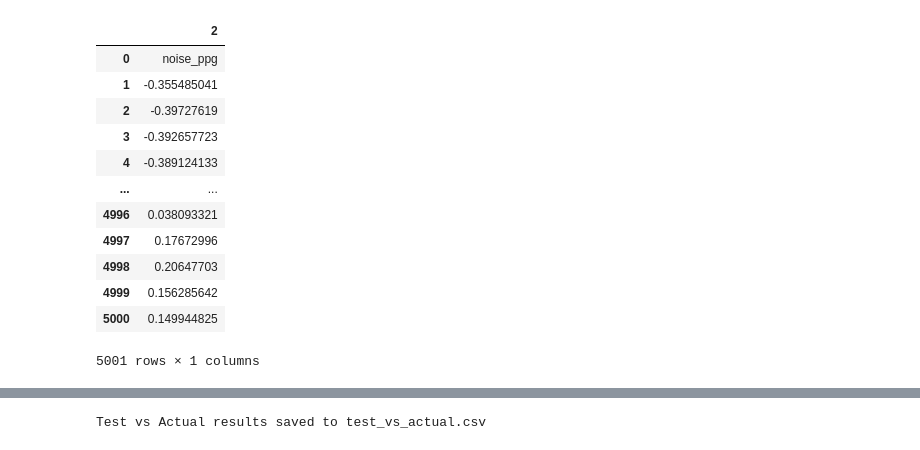
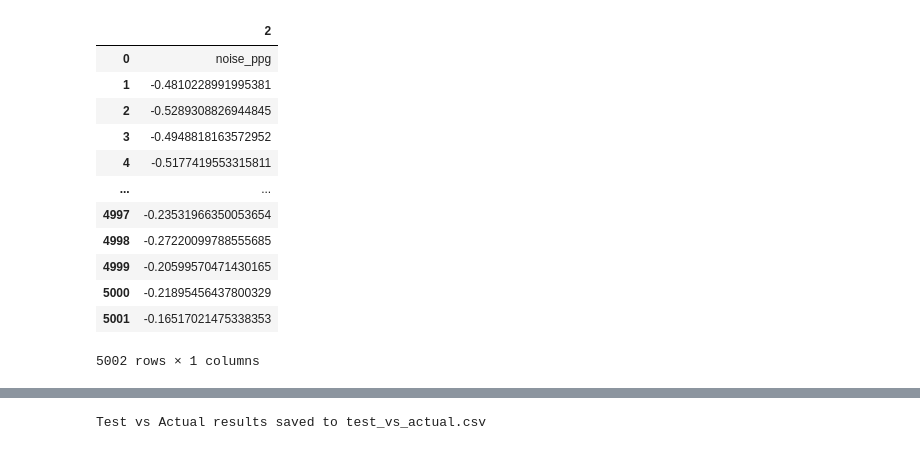
Before and after one commit to sap03rocks/mimic_lstm, a Jupyter notebook: FINAL.ipynb, the cells around one changed output, grey strips where cells are left out. Saved outputs shown, nothing was run; the diff lists cells and outputs as text; code cells hidden in the pictures.

```diff
--- a/FINAL.ipynb
+++ b/FINAL.ipynb
@@ -21,25 +21,25 @@ for dirname, _, filenames in os.walk('/kaggle/input'):
 # %%
 import pandas as pd
 
-url="https://raw.githubusercontent.com/sap03rocks/mimic_lstm/refs/heads/main/noise_ppg%20(1).csv"
+url="https://raw.githubusercontent.com/sap03rocks/mimic_lstm/refs/heads/main/noise_ppg%20(2).csv"
 # Read the data into a DataFrame
 data = pd.read_csv(url, header=None)
 data = data.drop(columns=[0,1])
 data
 # %% [output]
 |  | 2 |
 | 0 | noise_ppg |
-| 1 | -0.355485041 |
-| 2 | -0.39727619 |
-| 3 | -0.392657723 |
-| 4 | -0.389124133 |
+| 1 | -0.4810228991995381 |
+| 2 | -0.5289308826944845 |
+| 3 | -0.4948818163572952 |
+| 4 | -0.5177419553315811 |
 | ... | ... |
-| 4996 | 0.038093321 |
-| 4997 | 0.17672996 |
-| 4998 | 0.20647703 |
-| 4999 | 0.156285642 |
-| 5000 | 0.149944825 |
+| 4997 | -0.23531966350053654 |
+| 4998 | -0.27220099788555685 |
+| 4999 | -0.20599570471430165 |
+| 5000 | -0.21895456437800329 |
+| 5001 | -0.16517021475338353 |
-5001 rows × 1 columns
+5002 rows × 1 columns
 # %%
 import numpy as np
 import pandas as pd
```
Also changed, not shown: parts of 9 cells of this notebook.
